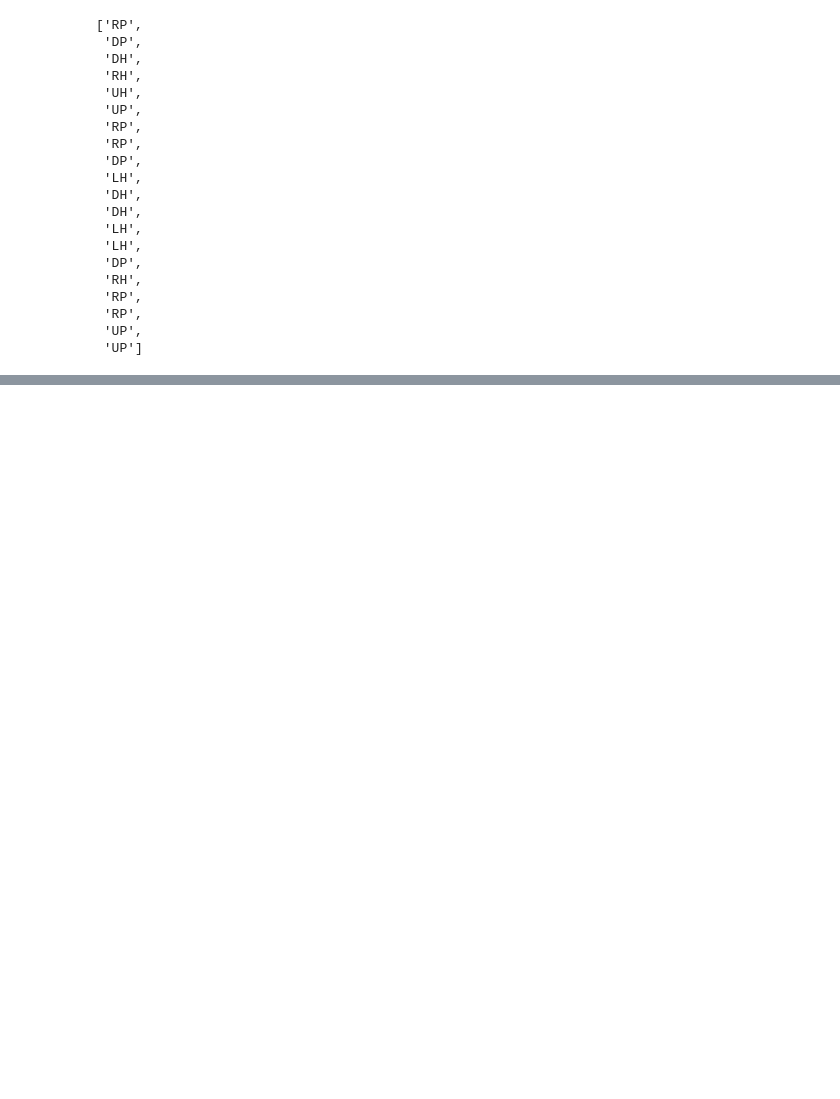
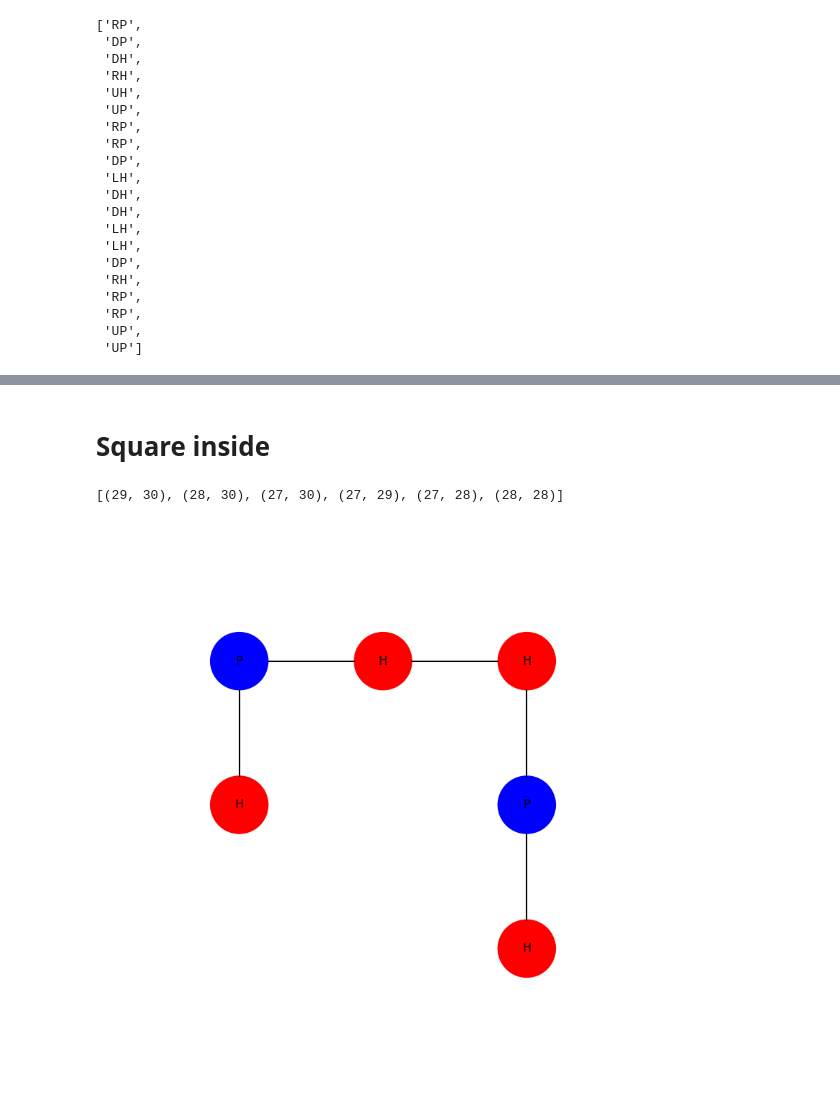
Before and after one commit to davidAnicca/lic, a Jupyter notebook: chromosomes.ipynb, the cells around one changed output, grey strips where cells are left out. Cells and saved outputs as stored; diff of their text form; code cells hidden in the pictures; blank space fills up the shorter version.

```diff
--- a/chromosomes.ipynb
+++ b/chromosomes.ipynb
@@ -44,9 +44,13 @@ plt.show()
 # %% [output]
 [figure]
 # %%
-visual = []
-for type, dir in zip(raw, dirs):
-    visual.append(dir+type)
+def create_visual(raw_string, directions):
+    visual = []
+    for type, dir in zip(raw_string, directions):
+        visual.append(dir+type)
+    return visual
+
+visual = create_visual(raw, dirs)
 visual
 # %% [output]
 ['RP',
@@ -78,0 +177,15 @@ display(Image(img.getvalue()))
+# %% [markdown]
+<h1> Square inside </h1>
+# %%
+raw =  'HPHHPH'
+dirs = 'UUULLD'
+
+x, y = directions_to_steps(dirs)
+
+chr = Chromosome()
+chr.cp(dirs, x, y)
+initial_visual = create_visual(raw, dirs)
+show(initial_visual)
+# %% [output]
+[(29, 30), (28, 30), (27, 30), (27, 29), (27, 28), (28, 28)]
+[figure, added]
```
Also changed, not shown: parts of 11 cells of this notebook, 12 other files.
